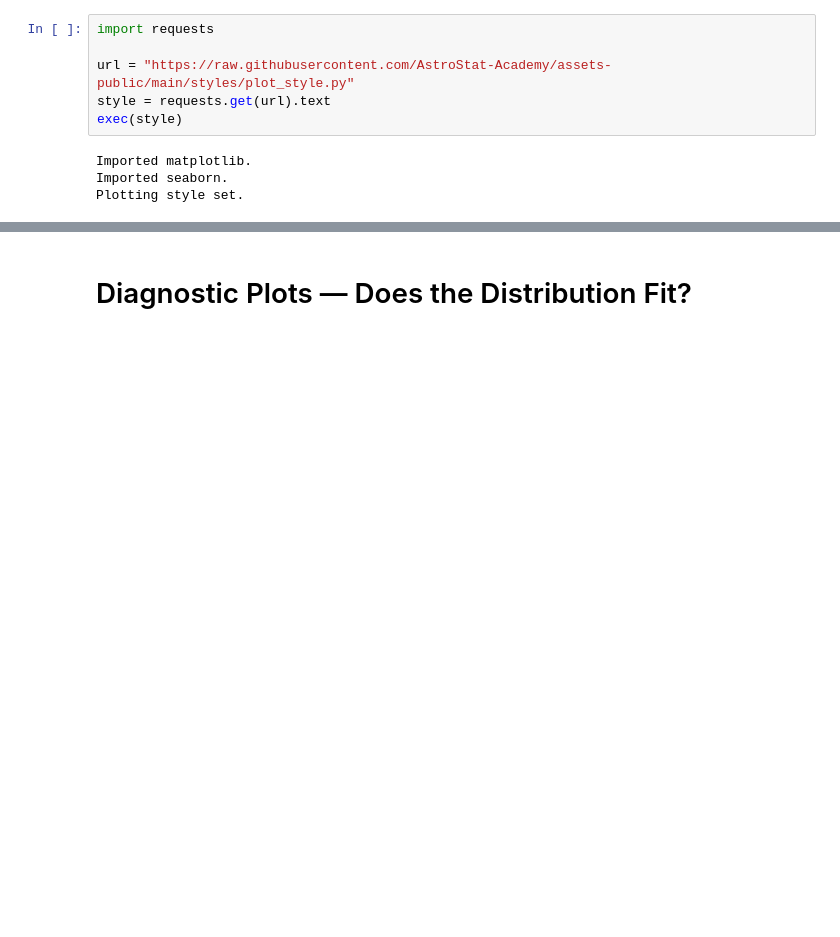
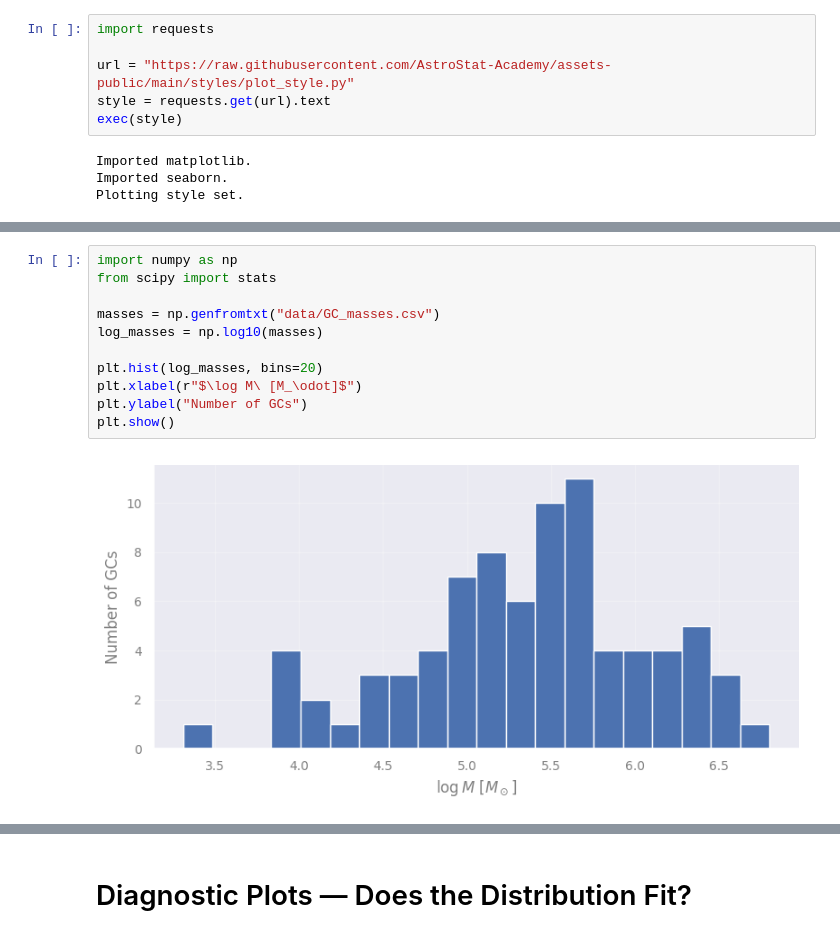
Before and after one commit to AstroStat-Academy/astrostat-school-7, a Jupyter notebook: Hypothesis_Testing/Hypothesis_Testing.ipynb, the cells around one changed output, grey strips where cells are left out. Saved outputs shown, nothing was run; the diff lists cells and outputs as text; blank space fills up the shorter version.

```diff
--- a/Hypothesis_Testing/Hypothesis_Testing.ipynb
+++ b/Hypothesis_Testing/Hypothesis_Testing.ipynb
@@ -387,0 +92,13 @@ sample variance = 3.779    (Poisson predicts 3.767)
+# %%
+import numpy as np
+from scipy import stats
+
+masses = np.genfromtxt("data/GC_masses.csv")
+log_masses = np.log10(masses)
+
+plt.hist(log_masses, bins=20)
+plt.xlabel(r"$\log M\ [M_\odot]$")
+plt.ylabel("Number of GCs")
+plt.show()
+# %% [output]
+[figure, added]
```
Also changed, not shown: parts of 45 cells of this notebook, 3 other files.
